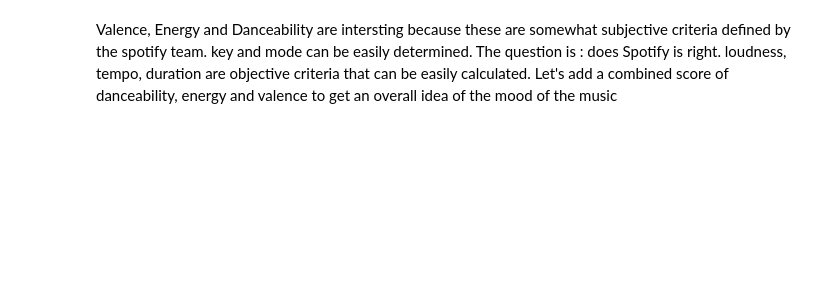
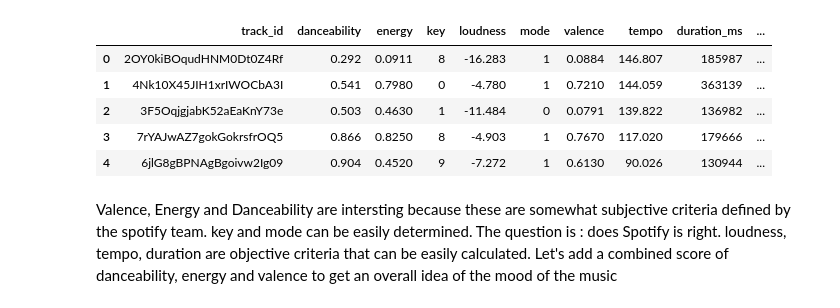
Before and after one commit to fabmav/Spotify_Radar_Playlist, a Jupyter notebook: DataAnalysisSpotify.ipynb, the cells around one changed output. Cells and saved outputs as stored; diff of their text form; code cells hidden in the pictures; blank space fills up the shorter version.

```diff
--- a/DataAnalysisSpotify.ipynb
+++ b/DataAnalysisSpotify.ipynb
@@ -12,8 +12,15 @@ import scipy.stats as sp
 import plotly.express as px
 %matplotlib inline
 # %%
-df=pd.read_csv('stats/stat_audio_features.txt',index_col='track_id')
+df=pd.read_csv('stats/stat_audio_features.txt')
 df.head()
+# %% [output]
+|  | track_id | danceability | energy | key | loudness | mode | valence | tempo | duration_ms | ... |
+| 0 | 2OY0kiBOqudHNM0Dt0Z4Rf | 0.292 | 0.0911 | 8 | -16.283 | 1 | 0.0884 | 146.807 | 185987 | ... |
+| 1 | 4Nk10X45JIH1xrIWOCbA3I | 0.541 | 0.7980 | 0 | -4.780 | 1 | 0.7210 | 144.059 | 363139 | ... |
+| 2 | 3F5OqjgjabK52aEaKnY73e | 0.503 | 0.4630 | 1 | -11.484 | 0 | 0.0791 | 139.822 | 136982 | ... |
+| 3 | 7rYAJwAZ7gokGokrsfrOQ5 | 0.866 | 0.8250 | 8 | -4.903 | 1 | 0.7670 | 117.020 | 179666 | ... |
+| 4 | 6jlG8gBPNAgBgoivw2Ig09 | 0.904 | 0.4520 | 9 | -7.272 | 1 | 0.6130 | 90.026 | 130944 | ... |
 # %% [markdown]
 Valence, Energy and Danceability are intersting because these are somewhat subjective criteria defined by the spotify team.
 key and mode can be easily determined. The question is : does Spotify is right.
```
Also changed, not shown: parts of 33 cells of this notebook, 14 other files.
